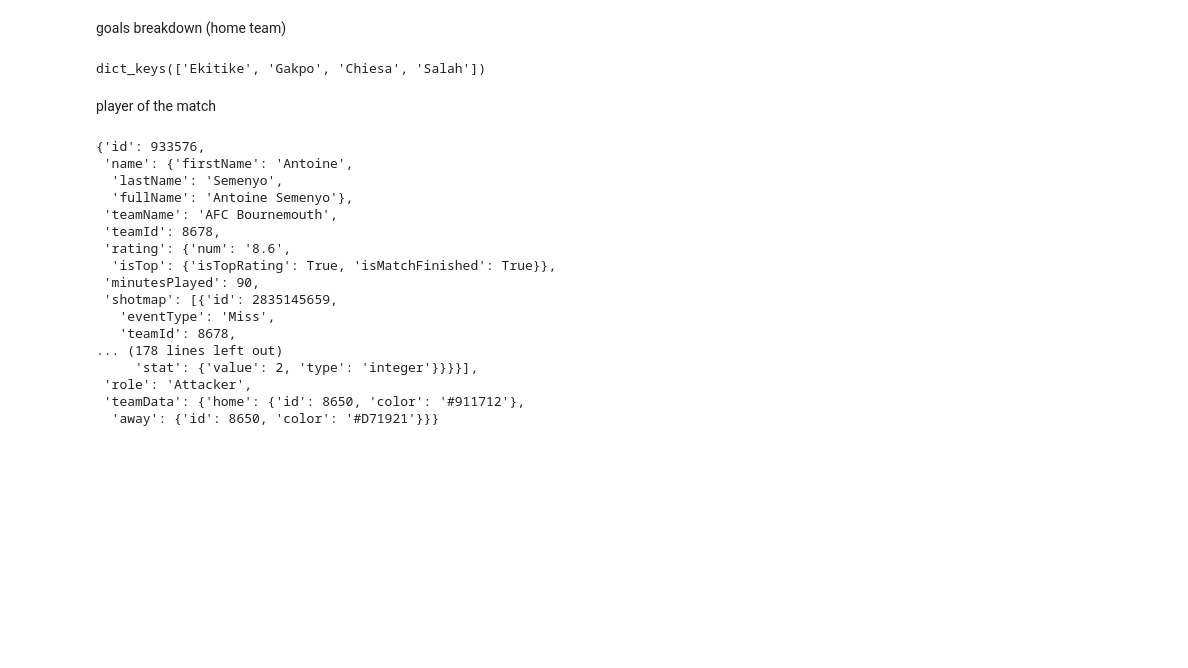
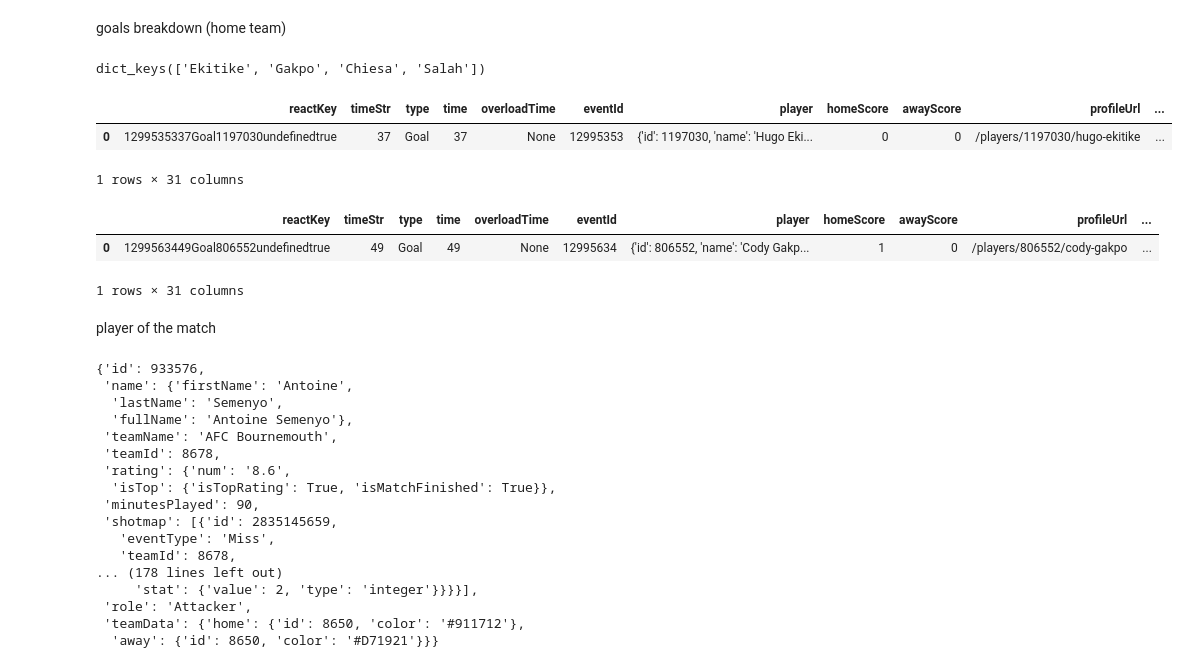
Before and after one commit to axelbol/championship-data, a Jupyter notebook: data.ipynb, the cells around one changed output. Saved outputs shown, nothing was run; the diff lists cells and outputs as text; code cells hidden in the pictures; blank space fills up the shorter version.

Commit message:
get players names as keys

```diff
--- a/data.ipynb
+++ b/data.ipynb
@@ -173,3 +147,10 @@ goals breakdown (home team)
 json_fotmob['props']['pageProps']['header']['events']['homeTeamGoals'].keys()
 # %% [output]
 dict_keys(['Ekitike', 'Gakpo', 'Chiesa', 'Salah'])
+# %%
+df = pd.DataFrame(json_fotmob['props']['pageProps']['header']['events']['homeTeamGoals']['Ekitike'])
+df
+# %% [output]
+|  | reactKey | timeStr | type | time | overloadTime | eventId | player | homeScore | awayScore | profileUrl | ... |
+| 0 | 1299535337Goal1197030undefinedtrue | 37 | Goal | 37 | None | 12995353 | {'id': 1197030, 'name': 'Hugo Eki... | 0 | 0 | /players/1197030/hugo-ekitike | ... |
+1 rows × 31 columns
@@ -176,3 +168,12 @@ dict_keys(['Ekitike', 'Gakpo', 'Chiesa', 'Salah'])
+# %%
+# ekitike_df = player_dfs['Ekitike']
+# ekitike_df
+gakpo_df = player_dfs['Gakpo']
+gakpo_df
+# %% [output]
+|  | reactKey | timeStr | type | time | overloadTime | eventId | player | homeScore | awayScore | profileUrl | ... |
+| 0 | 1299563449Goal806552undefinedtrue | 49 | Goal | 49 | None | 12995634 | {'id': 806552, 'name': 'Cody Gakp... | 1 | 0 | /players/806552/cody-gakpo | ... |
+1 rows × 31 columns
 # %% [markdown]
 player of the match
 # %%
```
Also changed, not shown: parts of 4 cells of this notebook.
